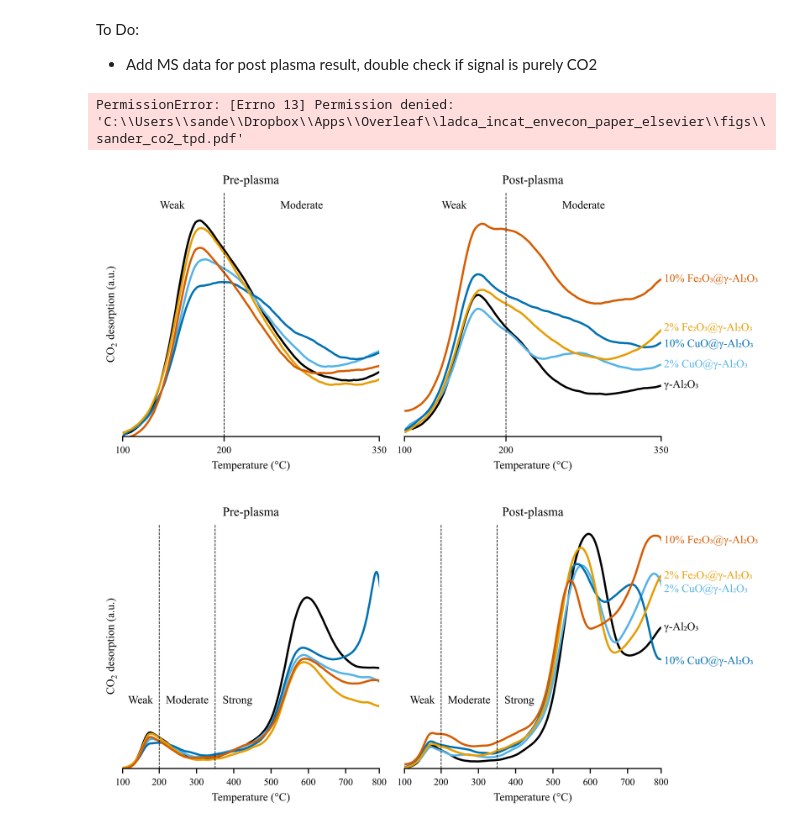
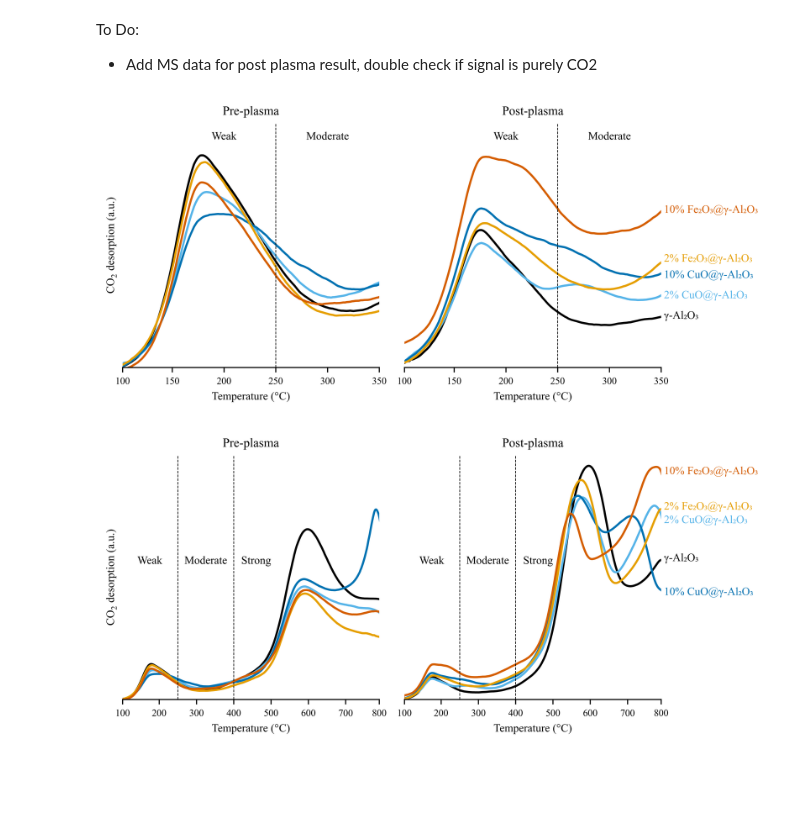
Before and after one commit to sbossier/ladca_incat_envecon_paper, a Jupyter notebook: ipynb/visualisation_co2_tpd.ipynb, the cells around one changed output. Drawn from its saved outputs; the diff is of its cells as text; code cells hidden in the pictures; blank space fills up the shorter version.

```diff
--- a/ipynb/visualisation_co2_tpd.ipynb
+++ b/ipynb/visualisation_co2_tpd.ipynb
@@ -129,7 +129,7 @@ co2_tpd_subset['tcd_perc_normalized'] = (
 co2_tpd_subset['tcd_perc_normalized_rolling_mean'] = (
     co2_tpd_subset
     .groupby(['material', 'plasma'])['tcd_perc_normalized']
-    .transform(lambda x: x.rolling(window=15, center=True).mean())
+    .transform(lambda x: x.rolling(window=20, center=True).mean())
 )
 # %%
 # Use Times New Roman font
@@ -181,7 +181,7 @@ ax1.set_title('Pre-plasma', fontsize=9)
 ax1.set_xlabel('Temperature (°C)', fontsize=8)
 ax1.set_xlim(102, 350)
 ax1.spines['bottom'].set_bounds(102, 350)
-ax1.set_xticks(ticks=[102, 200, 350], labels=[100, 200, 350])
+ax1.set_xticks(ticks=[102, 150, 200, 250, 300, 350], labels=[100, 150, 200, 250, 300, 350])
 
 # ax1 y-axis settings
 ax1.set_ylabel('CO$_2$ desorption (a.u.)', fontsize=8)
@@ -216,8 +216,8 @@ ax2.set_title('Post-plasma', fontsize=9)
 # ax2 x-axis settings
 ax2.set_xlabel('Temperature (°C)', fontsize=8)
 ax2.set_xlim(ax1.get_xlim())
-ax2.spines['bottom'].set_bounds(102, 350)
-ax2.set_xticks(ticks=[102, 200, 350], labels=[100, 200, 350])
+ax2.spines['bottom'].set_bounds(ax1.get_xbound())
+ax2.set_xticks(ticks=ax1.get_xticks(), labels=ax1.get_xticklabels())
 
 # ax2 y-axis settings
 ax2.yaxis.set_visible(False)
@@ -246,8 +246,8 @@ for material, (x, y) in label_points.items():
 
 # Define the strength points manually
 strength_points = {
-    'Weak': (150, 0.14),
-    'Moderate': (275, 0.14),
+    'Weak': (200, 0.14),
+    'Moderate': (300, 0.14),
     #'Strong': (378, 30)
 }
 
@@ -276,11 +276,11 @@ for strength, (x, y) in strength_points.items():
     )
 
 # Add vertical lines to indicate bonding strength on ax1
-ax1.axvline(x=200, linestyle='--', color='black', linewidth=0.5)
+ax1.axvline(x=250, linestyle='--', color='black', linewidth=0.5)
 #ax1.axvline(x=350, linestyle='--', color='black', linewidth=0.5)
 
 # Add vertical lines to indicate bonding strength on ax2
-ax2.axvline(x=200, linestyle='--', color='black', linewidth=0.5)
+ax2.axvline(x=250, linestyle='--', color='black', linewidth=0.5)
 #ax2.axvline(x=350, linestyle='--', color='black', linewidth=0.5, ymax=24/30.5)
 
 plt.tight_layout()
@@ -289,8 +289,7 @@ plt.savefig(
 )
 plt.show()
 # %% [output]
-PermissionError: [Errno 13] Permission denied: 'C:\\Users\\sande\\Dropbox\\Apps\\Overleaf\\ladca_incat_envecon_paper_elsevier\\figs\\sander_co2_tpd.pdf'
-[figure, old version]
+[figure, new version]
 # %%
 # Use Times New Roman font
 plt.rcParams['font.family'] = 'serif'
@@ -406,9 +405,9 @@ for material, (x, y) in label_points.items():
 
 # Define the strength points manually
 strength_points = {
-    'Weak': (150, 0.24),
-    'Moderate': (275, 0.24),
-    'Strong': (410, 0.24)
+    'Weak': (175, 0.50),
+    'Moderate': (325, 0.50),
+    'Strong': (460, 0.50)
 }
 
 # Place labels on ax1
@@ -418,35 +417,35 @@ for strength, (x, y) in strength_points.items():
         xy=(x, y),
         xytext=(0,0),
         textcoords='offset points',
         fontsize=8,
         color='black',
         horizontalalignment='center'
     )
 
 # Place labels on ax2
 for strength, (x, y) in strength_points.items():
     ax2.annotate(
         text=strength,
         xy=(x, y),
         xytext=(0,0),
         textcoords='offset points',
         fontsize=8,
         color='black',
         horizontalalignment='center'
     )
 
 # Add vertical lines to indicate bonding strength on ax1
-ax1.axvline(x=200, linestyle='--', color='black', linewidth=0.5)
-ax1.axvline(x=350, linestyle='--', color='black', linewidth=0.5)
+ax1.axvline(x=250, linestyle='--', color='black', linewidth=0.5)
+ax1.axvline(x=400, linestyle='--', color='black', linewidth=0.5)
 
 # Add vertical lines to indicate bonding strength on ax2
-ax2.axvline(x=200, linestyle='--', color='black', linewidth=0.5)
-ax2.axvline(x=350, linestyle='--', color='black', linewidth=0.5)
+ax2.axvline(x=250, linestyle='--', color='black', linewidth=0.5)
+ax2.axvline(x=400, linestyle='--', color='black', linewidth=0.5)
 
 plt.tight_layout()
 plt.savefig(
     fname=r'C:\Users\sande\Dropbox\Apps\Overleaf\ladca_incat_envecon_paper_elsevier\figs\sander_co2_tpd_full.pdf'
 )
 plt.show()
 # %% [output]
-[figure, old version]
+[figure, new version]
```
